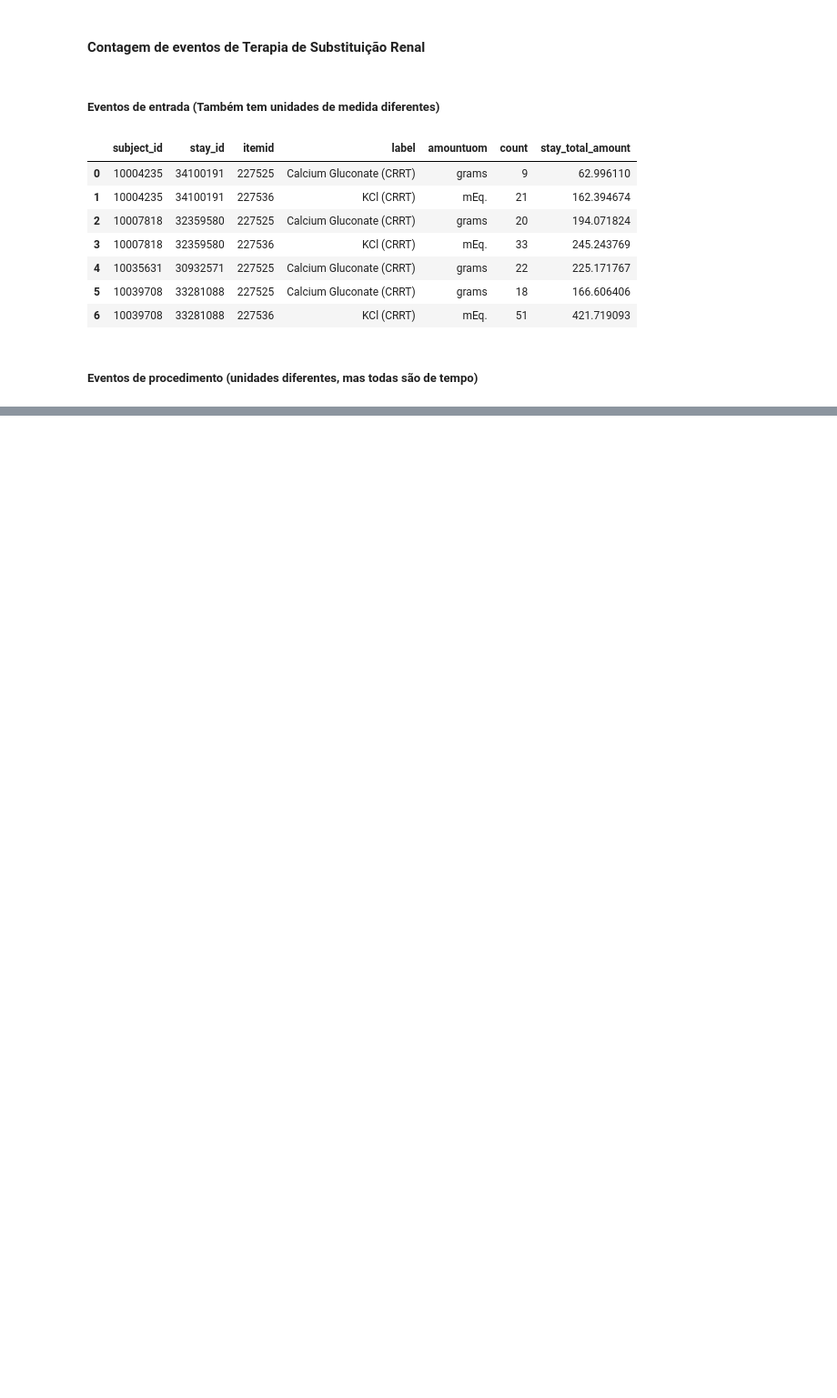
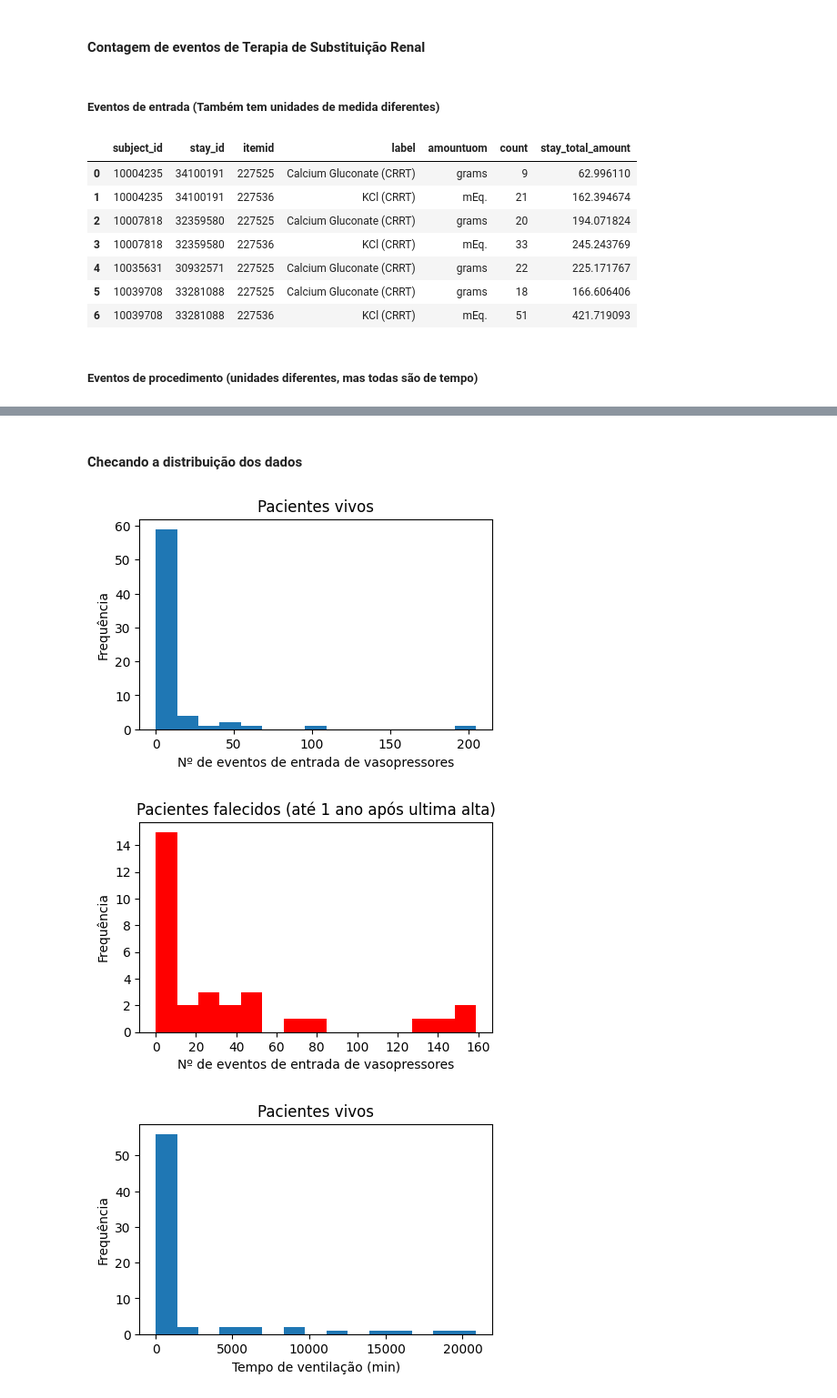
Before and after one commit to besome/speed-uti, a Jupyter notebook: mimic-code/mimic-iv-demo/2.2/analise.ipynb, the cells around one changed output, grey strips where cells are left out. Shown: that part at 91% size. Drawn from its saved outputs; the diff is of its cells as text; code cells hidden in the pictures; blank space fills up the shorter version.

```diff
--- a/mimic-code/mimic-iv-demo/2.2/analise.ipynb
+++ b/mimic-code/mimic-iv-demo/2.2/analise.ipynb
@@ -190,0 +277,66 @@ tsrp
+# %% [markdown]
+#### Checando a distribuição dos dados
+# %%
+
+vivos = tabelona[tabelona['dod'].isna()]
+mortos = tabelona[~tabelona['dod'].isna()]
+
+# VASOPRESSORES
+plt.figure(figsize=[5,3])
+plt.title("Pacientes vivos")
+plt.ylabel("Frequência")
+plt.xlabel("Nº de eventos de entrada de vasopressores")
+plt.hist(vivos['vasopressor_input_count'],bins=15)
+plt.show()
+plt.figure(figsize=[5,3])
+plt.title("Pacientes falecidos (até 1 ano após ultima alta)")
+plt.ylabel("Frequência")
+plt.xlabel("Nº de eventos de entrada de vasopressores")
+plt.hist(mortos['vasopressor_input_count'],bins=15,color='red')
+plt.show()
+
+# VENTILAÇÃO
+plt.figure(figsize=[5,3])
+plt.title("Pacientes vivos")
+plt.ylabel("Frequência")
+plt.xlabel("Tempo de ventilação (min)")
+plt.hist(vivos['ventilation_time (min)'],bins=15)
+plt.show()
+plt.figure(figsize=[5,3])
+plt.title("Pacientes falecidos (até 1 ano após ultima alta)")
+plt.ylabel("Frequência")
+plt.xlabel("Tempo de ventilação (min)")
+plt.hist(mortos['ventilation_time (min)'],bins=15,color='red')
+plt.show()
+
+# ENTRADA DE TSR
+plt.figure(figsize=[5,3])
+plt.title("Pacientes vivos")
+plt.ylabel("Frequência")
+plt.xlabel("Nº de eventos de entrada de tsr")
+plt.hist(vivos['tsr_input_count'],bins=15)
+plt.show()
+plt.figure(figsize=[5,3])
+plt.title("Pacientes falecidos (até 1 ano após ultima alta)")
+plt.ylabel("Frequência")
+plt.xlabel("Nº de eventos de entrada de tsr")
+plt.hist(mortos['tsr_input_count'],bins=15,color='red')
+plt.show()
+
+# PROCEDIMENTOS DE TSR
+plt.figure(figsize=[5,3])
+plt.title("Pacientes vivos")
+plt.ylabel("Frequência")
+plt.xlabel("Duração dos procedimentos de TSR (min)")
+plt.hist(vivos['tsr_event_time (min)'],bins=15)
+plt.show()
+plt.figure(figsize=[5,3])
+plt.title("Pacientes falecidos (até 1 ano após ultima alta)")
+plt.ylabel("Frequência")
+plt.xlabel("Duração dos procedimentos de TSR (min)")
+plt.hist(mortos['tsr_event_time (min)'],bins=15,color='red')
+plt.show()
+# %% [output]
+[figure, added]
+[figure, added]
+[figure, added]
```
Also changed, not shown: parts of 11 cells of this notebook.
